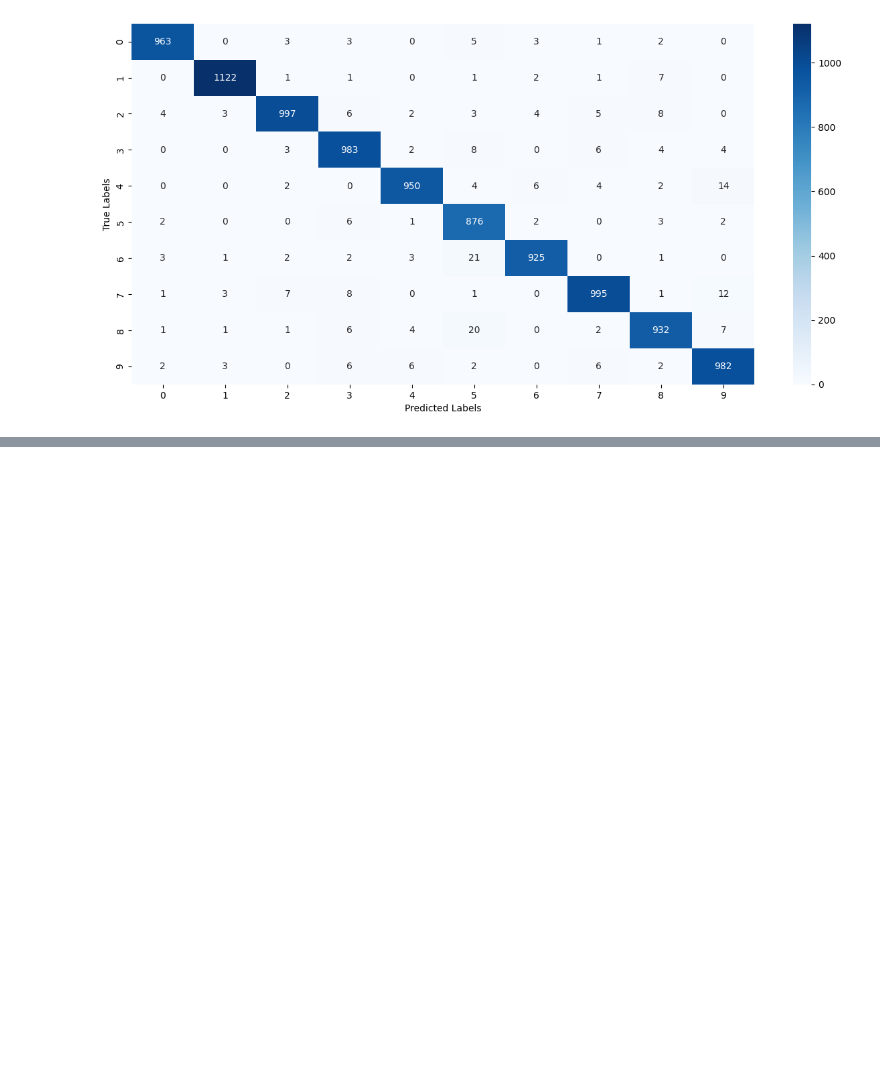
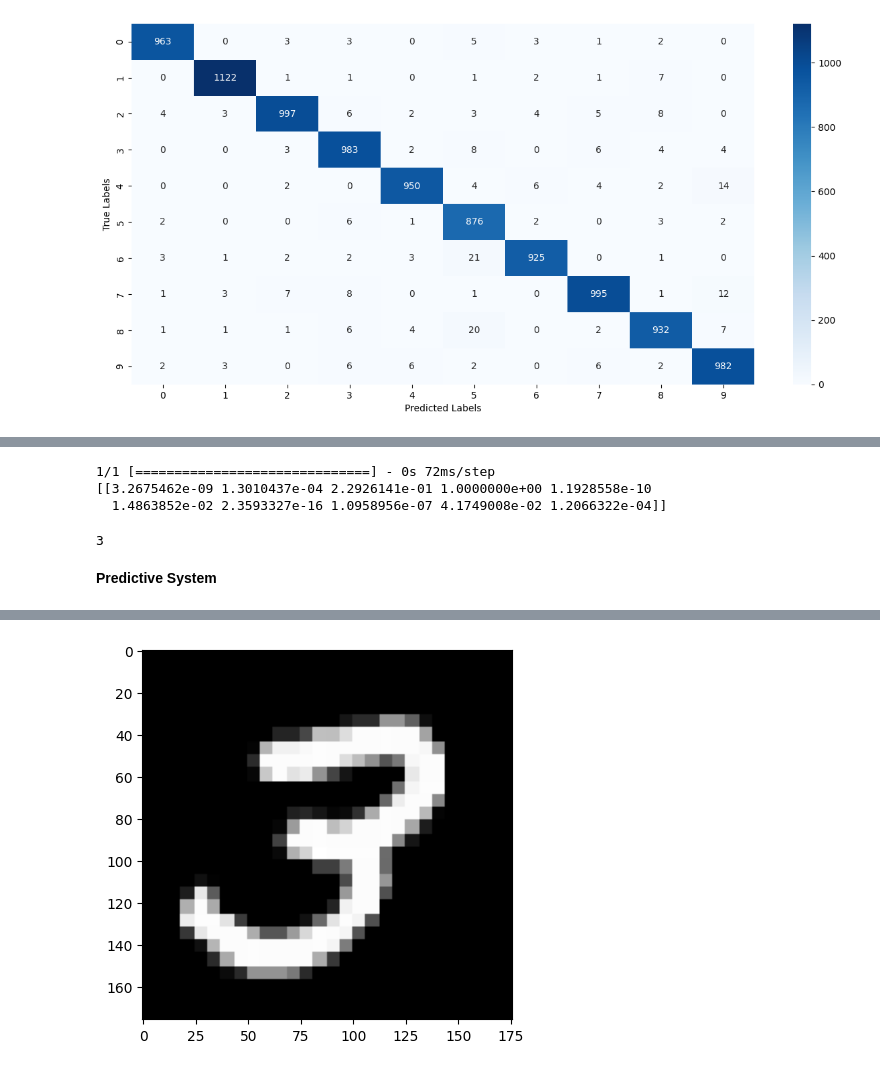
Before and after one commit to GarimaUttam/Handwritten_Digit_Classification_using_Neural_Network, a Jupyter notebook: main.ipynb, the cells around one changed output, grey strips where cells are left out. Drawn from its saved outputs; the diff is of its cells as text; code cells hidden in the pictures; blank space fills up the shorter version.

Commit message:
making a predictive system

```diff
--- a/main.ipynb
+++ b/main.ipynb
@@ -238,0 +302,7 @@ Text(0.5, 47.7222222222222, 'Predicted Labels')
+# %%
+input_prediction = model.predict(image_reshaped)
+print(input_prediction)
+# %% [output]
+1/1 [==============================] - 0s 72ms/step
+[[3.2675462e-09 1.3010437e-04 2.2926141e-01 1.0000000e+00 1.1928558e-10
+  1.4863852e-02 2.3593327e-16 1.0958956e-07 4.1749008e-02 1.2066322e-04]]
@@ -238,0 +311,27 @@ Text(0.5, 47.7222222222222, 'Predicted Labels')
+# %%
+print(input_pred_label)
+# %% [output]
+3
+# %% [markdown]
+**Predictive System**
+# %%
+input_image_path = input("Path of the image to be predicted: ")
+
+input_image = cv2.imread(input_image_path)
+
+plt.imshow(input_image)
+
+grayscale = cv2.cvtColor(input_image, cv2.COLOR_RGB2GRAY)
+
+input_image_resize = cv2.resize(grayscale, (28, 28))
+
+input_imae_resize = input_image_resize/255
+
+image_reshaped = np.reshape(input_image_resize, [1, 28,28])
+
+input_prediction = model.predict(image_reshaped)
+
+input_pred_label = np.argmax(input_prediction)
+
+print("The handwritten digit is recognized as: ", input_pred_label)
+# %% [output]
@@ -238,0 +340 @@ Text(0.5, 47.7222222222222, 'Predicted Labels')
+[figure, added]
```
Also changed, not shown: parts of 15 cells of this notebook, 1 other file.
